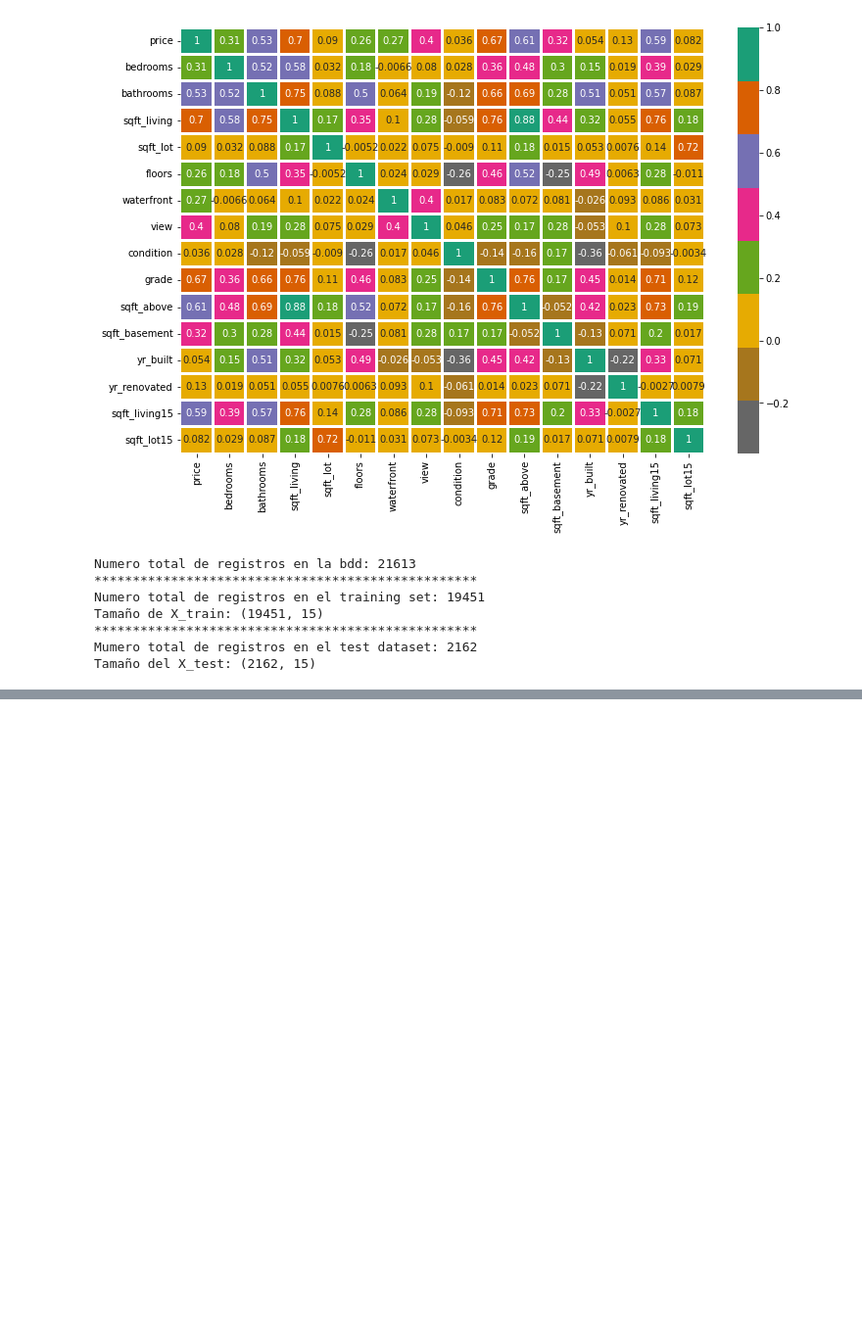
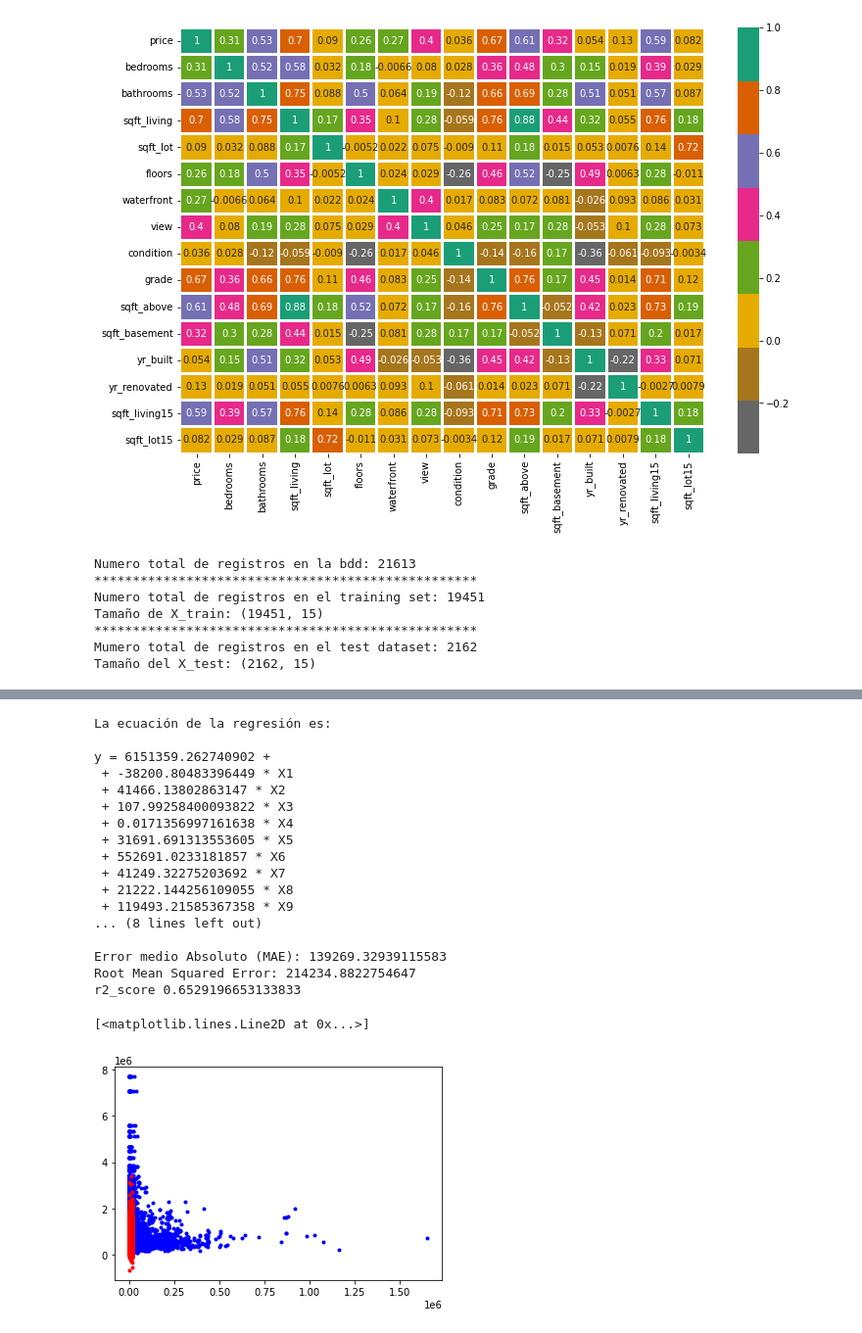
Before and after one commit to PosgradoMNA/actividades-de-aprendizaje-ams182, a Jupyter notebook: TecMty_Regresion_lineal_polinomial_A01104775.ipynb, the cells around one changed output, grey strips where cells are left out. Shown at 98% size. Drawn from its saved outputs; the diff is of its cells as text; code cells hidden in the pictures; blank space fills up the shorter version.

```diff
--- a/TecMty_Regresion_lineal_polinomial_A01104775.ipynb
+++ b/TecMty_Regresion_lineal_polinomial_A01104775.ipynb
@@ -600,0 +628,49 @@ Tamaño del X_test: (2162, 15)
+# %%
+# Regresión Lineal:
+# Realiza la regresión lineal: modelo generado (ecuación), su visualización, sus errores y r cuadrada.
+i=1
+
+linear_reg = LinearRegression(fit_intercept=True)
+# se ajusta el modelo
+linear_reg.fit(X_train, y_train)
+#se crean los pronosticos
+y_pred = linear_reg.predict(X_train)
+
+#Ecuación:
+coef = linear_reg.coef_
+inter =  linear_reg.intercept_
+
+print('\nLa ecuación de la regresión es: \n\n' +
+      'y = ' + str(inter[0]) + ' + '  )
+
+for elemento in linear_reg.coef_[0]:
+  print(' + '+ str(elemento) + ' * X' + str(i))
+  i=i+1
+
+# metricas de error
+print('\nLos errores son: \n\nError medio Absoluto (MAE):', metrics.mean_absolute_error(y_train, y_pred))
+print('Root Mean Squared Error:', np.sqrt(metrics.mean_squared_error(y_train, y_pred)))
+print('r2_score',r2_score(y_train, y_pred))
+print('\n')
+plt.plot(X_train,y_train,'b.')
+plt.plot(y_pred,'r.')
+# %% [output]
+La ecuación de la regresión es:
+
+y = 6151359.262740902 +
+ + -38200.80483396449 * X1
+ + 41466.13802863147 * X2
+ + 107.99258400093822 * X3
+ + 0.0171356997161638 * X4
+ + 31691.691313553605 * X5
+ + 552691.0233181857 * X6
+ + 41249.32275203692 * X7
+ + 21222.144256109055 * X8
+ + 119493.21585367358 * X9
+... (8 lines left out)
+
+Error medio Absoluto (MAE): 139269.32939115583
+Root Mean Squared Error: 214234.8822754647
+r2_score 0.6529196653133833
+[<matplotlib.lines.Line2D at 0x...>]
+[figure, added]
```
Also changed, not shown: parts of 16 cells of this notebook.
